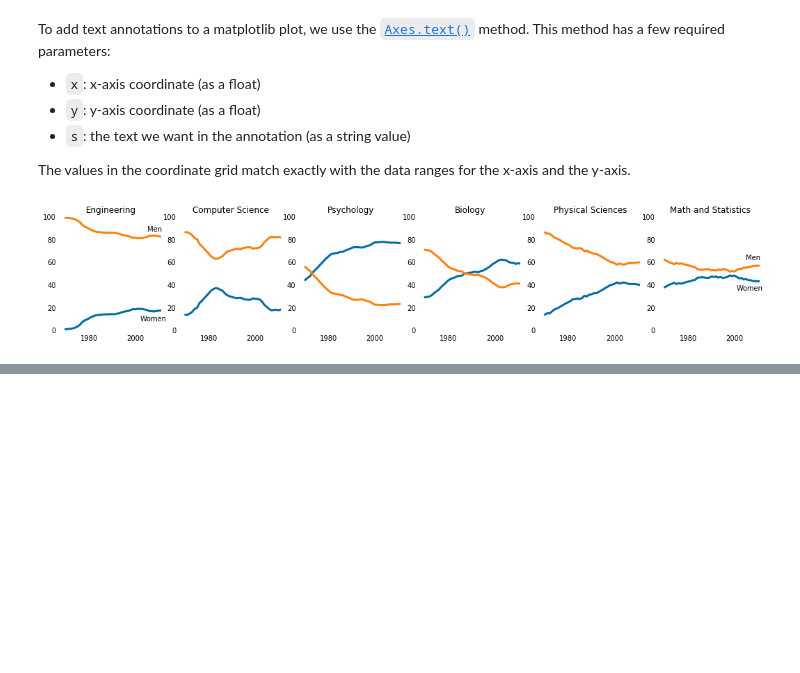
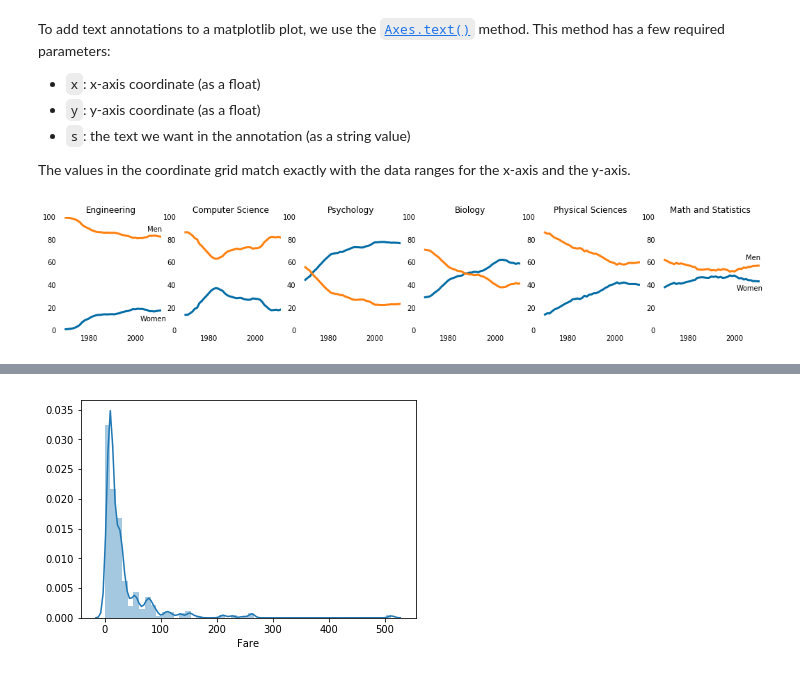
Before and after one commit to LZNEWT00Z/conspectuses, a Jupyter notebook: dataquest/DataVizStry.ipynb, the cells around one changed output, grey strips where cells are left out. Cells and saved outputs as stored; diff of their text form; code cells hidden in the pictures; blank space fills up the shorter version.

```diff
--- a/dataquest/DataVizStry.ipynb
+++ b/dataquest/DataVizStry.ipynb
@@ -257,0 +302,4 @@ Now it looks way much better!
+# %%
+import pandas as pd
+
+titanic = pd.read_csv("train.csv")
@@ -257,0 +312,5 @@ Now it looks way much better!
+# %%
+dropping_columns = ["PassengerId", "Name", "Ticket", "Cabin"]
+
+titanic.drop(dropping_columns, axis = 1, inplace = True)
+titanic.dropna(inplace = True)
@@ -257,0 +327,9 @@ Now it looks way much better!
+# %%
+import seaborn as sns
+import matplotlib.pyplot as plt
+sns.distplot(titanic["Fare"])
+plt.show()
+
+# the future warnings are okay, it's on the part of the scipy library
+# %% [output]
+[figure, added]
```
Also changed, not shown: parts of 65 cells of this notebook.
